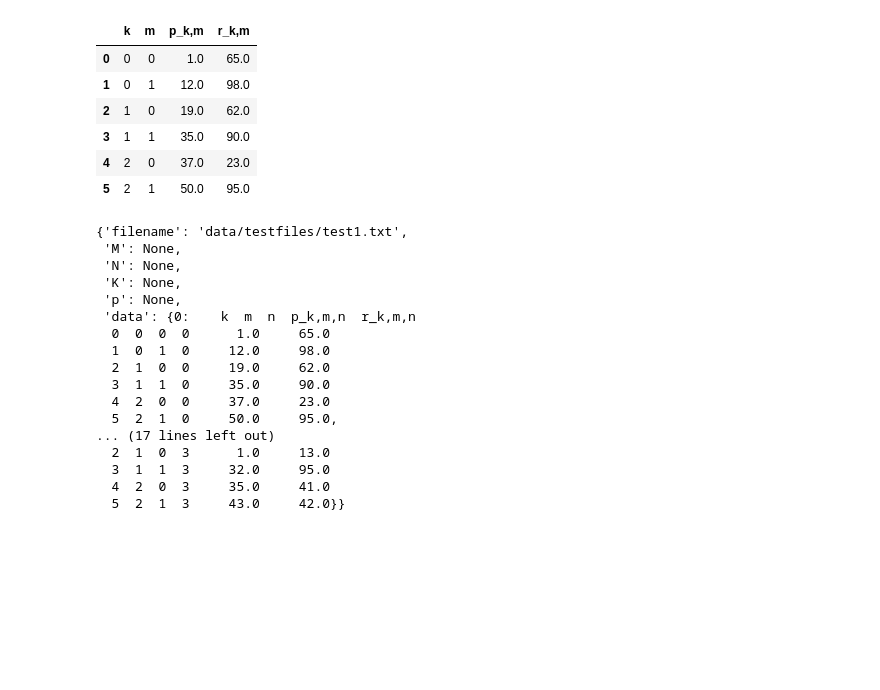
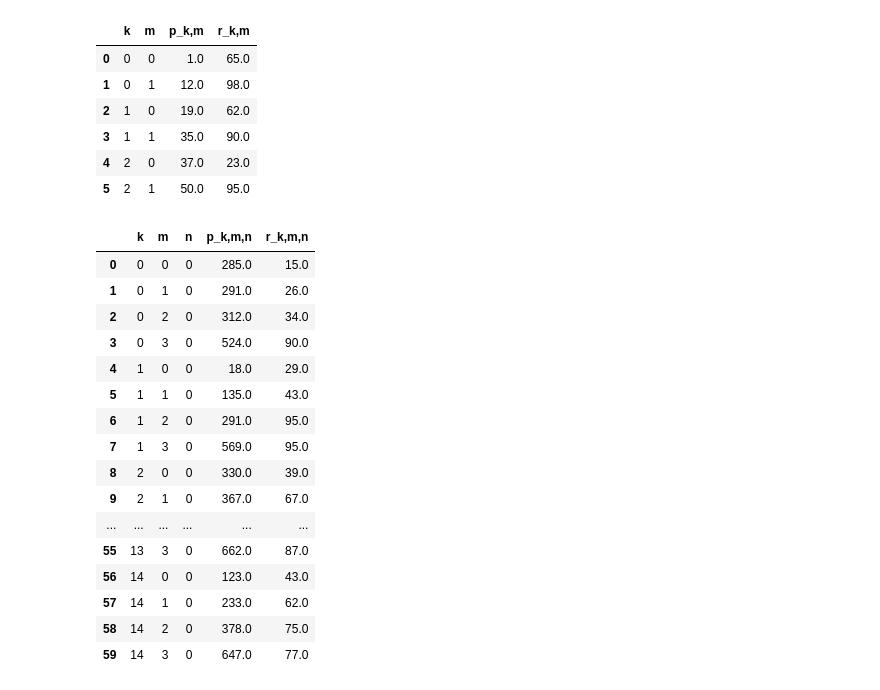
Before and after one commit to sabrinasartori/user-scheduling-in-5G, a Jupyter notebook: notebooks/01-create_reader.ipynb, the cells around one changed output. Cells and saved outputs as stored; diff of their text form; code cells hidden in the pictures; blank space fills up the shorter version.

```diff
--- a/notebooks/01-create_reader.ipynb
+++ b/notebooks/01-create_reader.ipynb
@@ -118,21 +118,21 @@ parser = Parser("data/testfiles/test1.txt")
 dataset = parser.read()
 # %%
-dataset
+dataset['data'][0]
 # %% [output]
-{'filename': 'data/testfiles/test1.txt',
- 'M': None,
- 'N': None,
- 'K': None,
- 'p': None,
- 'data': {0:    k  m  n  p_k,m,n  r_k,m,n
-  0  0  0  0      1.0     65.0
-  1  0  1  0     12.0     98.0
-  2  1  0  0     19.0     62.0
-  3  1  1  0     35.0     90.0
-  4  2  0  0     37.0     23.0
-  5  2  1  0     50.0     95.0,
-... (17 lines left out)
-  2  1  0  3      1.0     13.0
-  3  1  1  3     32.0     95.0
-  4  2  0  3     35.0     41.0
-  5  2  1  3     43.0     42.0}}
+|  | k | m | n | p_k,m,n | r_k,m,n |
+| 0 | 0 | 0 | 0 | 285.0 | 15.0 |
+| 1 | 0 | 1 | 0 | 291.0 | 26.0 |
+| 2 | 0 | 2 | 0 | 312.0 | 34.0 |
+| 3 | 0 | 3 | 0 | 524.0 | 90.0 |
+| 4 | 1 | 0 | 0 | 18.0 | 29.0 |
+| 5 | 1 | 1 | 0 | 135.0 | 43.0 |
+| 6 | 1 | 2 | 0 | 291.0 | 95.0 |
+| 7 | 1 | 3 | 0 | 569.0 | 95.0 |
+| 8 | 2 | 0 | 0 | 330.0 | 39.0 |
+| 9 | 2 | 1 | 0 | 367.0 | 67.0 |
+| ... | ... | ... | ... | ... | ... |
+| 55 | 13 | 3 | 0 | 662.0 | 87.0 |
+| 56 | 14 | 0 | 0 | 123.0 | 43.0 |
+| 57 | 14 | 1 | 0 | 233.0 | 62.0 |
+| 58 | 14 | 2 | 0 | 378.0 | 75.0 |
+| 59 | 14 | 3 | 0 | 647.0 | 77.0 |
```
Also changed, not shown: parts of 5 cells of this notebook, 2 other files.
